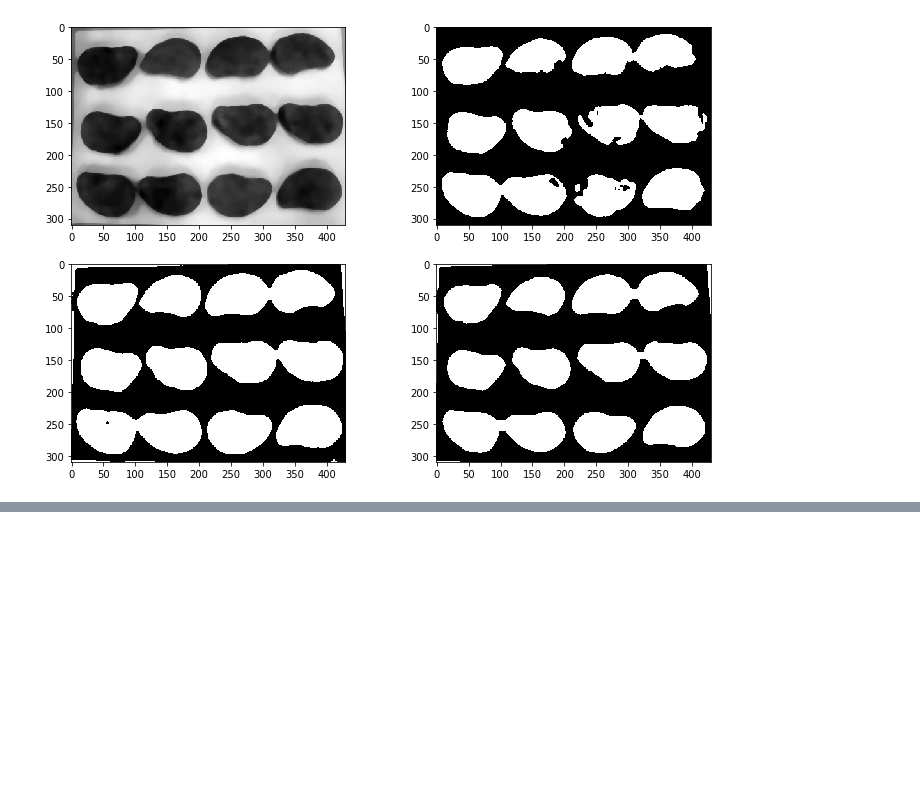
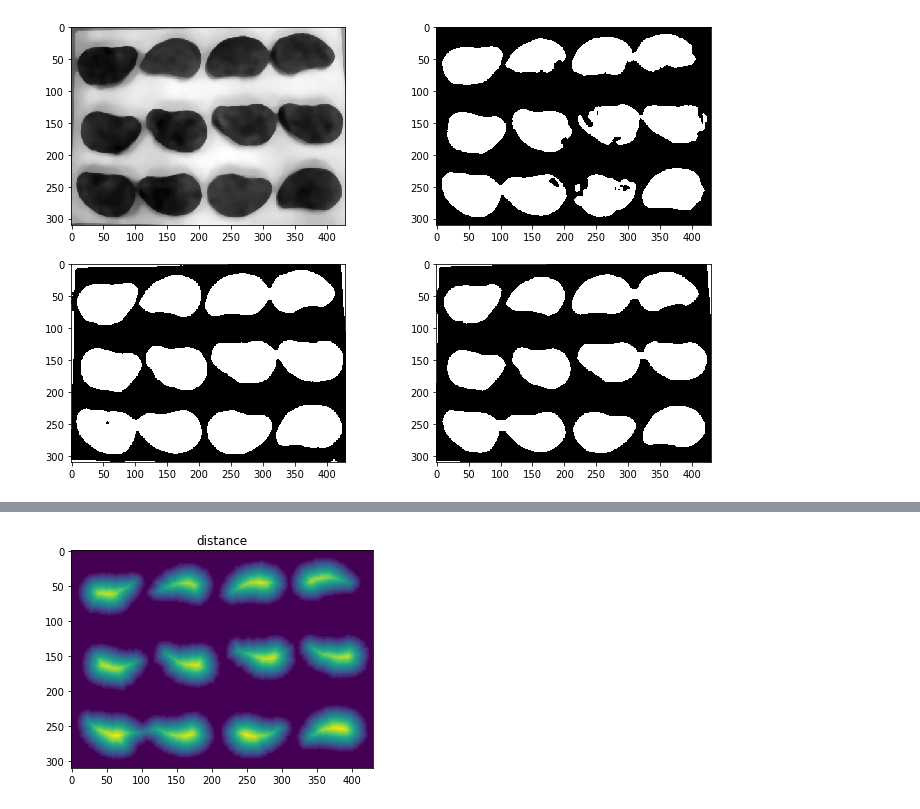
Before and after one commit to kargenk/fried_shrimp_detection, a Jupyter notebook: make_mask.ipynb, the cells around one changed output, grey strips where cells are left out. Cells and saved outputs as stored; diff of their text form; code cells hidden in the pictures; blank space fills up the shorter version.

```diff
--- a/make_mask.ipynb
+++ b/make_mask.ipynb
@@ -104,0 +127,8 @@ plt.show()
+# %%
+# 距離変換を行う(オブジェクトと背景の距離を出す)
+dist_transform = cv2.distanceTransform(opening, cv2.DIST_L2, 5)
+plt.imshow(dist_transform)
+plt.title('distance')
+plt.show()
+# %% [output]
+[figure, added]
```
Also changed, not shown: parts of 6 cells of this notebook.
